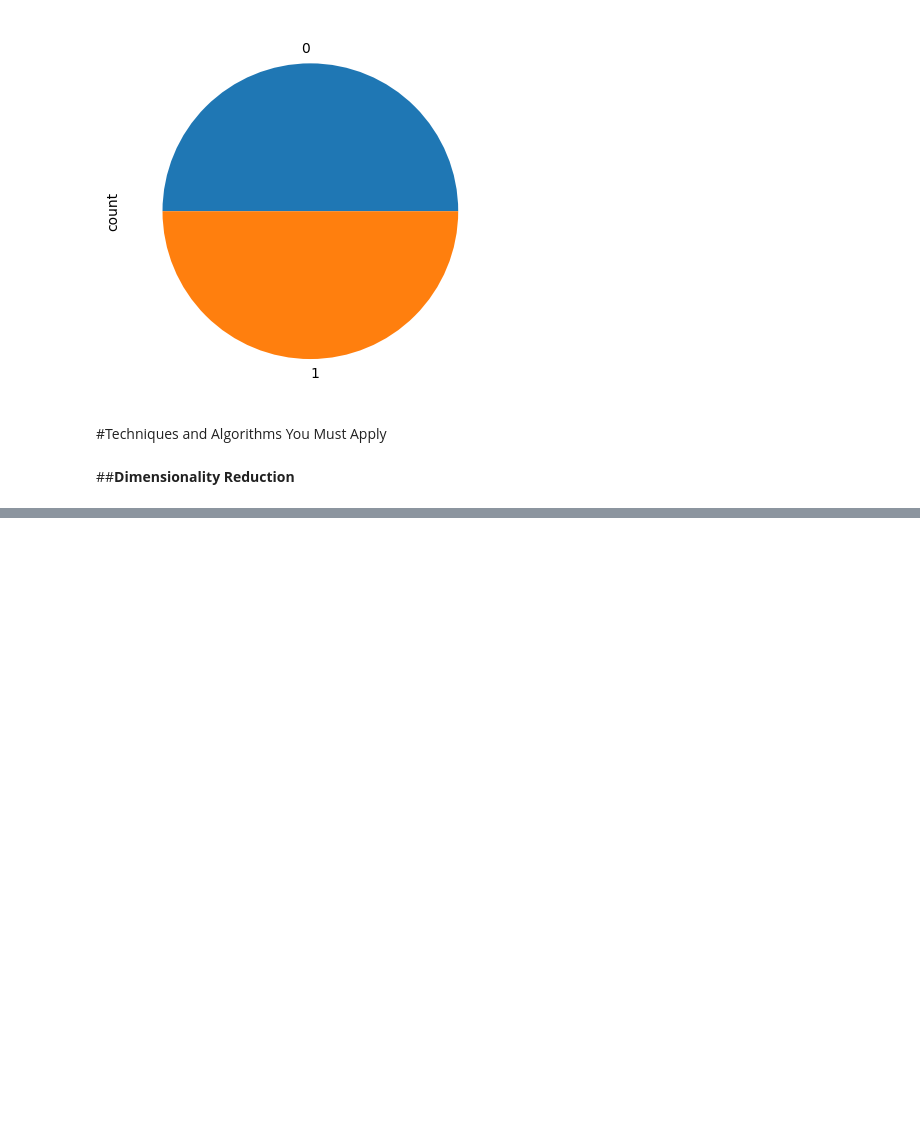
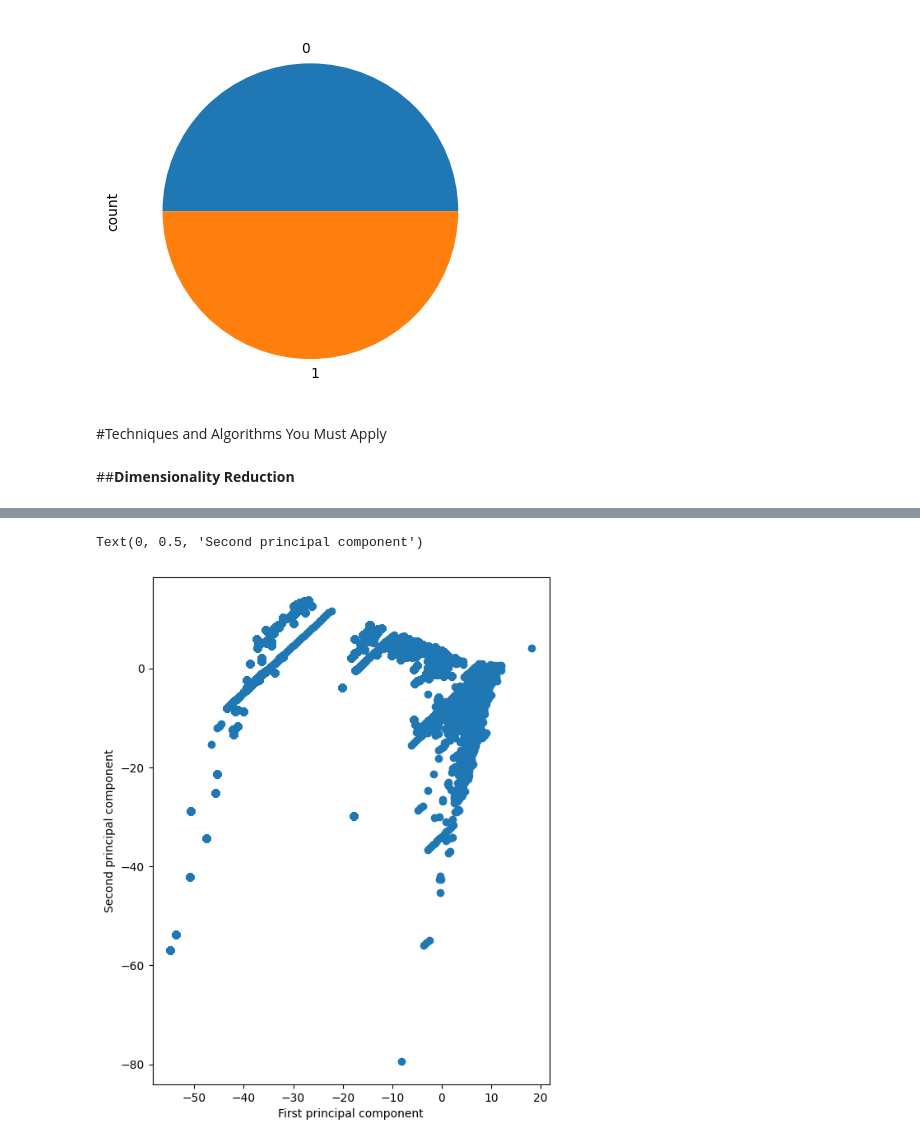
Before and after one commit to Naseem-Ananzeh/Ml2_Final_Project, a Jupyter notebook: creditcard_dataset_.ipynb, the cells around one changed output, grey strips where cells are left out. Saved outputs shown, nothing was run; the diff lists cells and outputs as text; code cells hidden in the pictures; blank space fills up the shorter version.

```diff
--- a/creditcard_dataset_.ipynb
+++ b/creditcard_dataset_.ipynb
@@ -227,0 +237,6 @@ y_resampled.value_counts().plot.pie()
+# %%
+from sklearn.decomposition import PCA
+pca = PCA(n_components=2)
+X_reduced = pca.fit_transform(X_resampled)
+xx=pd.DataFrame(X_reduced)
+xx
@@ -227,0 +257,9 @@ y_resampled.value_counts().plot.pie()
+# %%
+plt.figure(figsize=(8, 8))
+plt.scatter(X_reduced[:, 0], X_reduced[:, 1])
+plt.gca().set_aspect("equal")
+plt.xlabel("First principal component")
+plt.ylabel("Second principal component")
+# %% [output]
+Text(0, 0.5, 'Second principal component')
+[figure, added]
```
Also changed, not shown: parts of 4 cells of this notebook.
